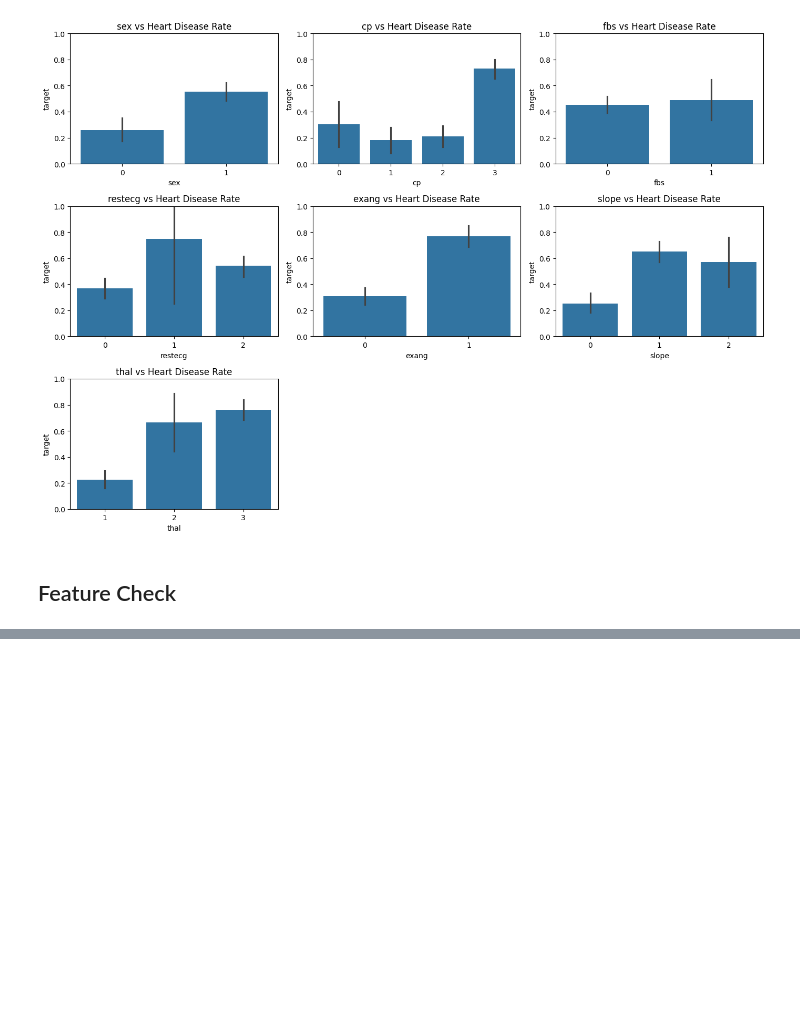
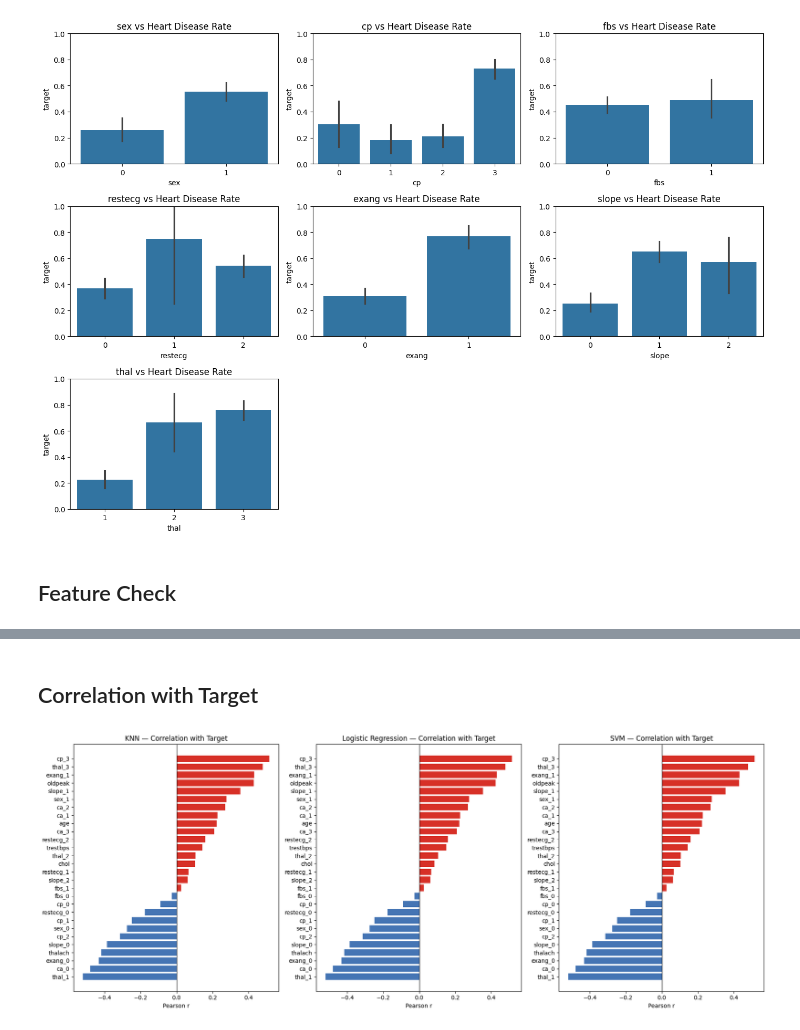
Before and after one commit to jasonliu9473/heartdisease, a Jupyter notebook: EDA.ipynb, the cells around one changed output, grey strips where cells are left out. Saved outputs shown, nothing was run; the diff lists cells and outputs as text; code cells hidden in the pictures; blank space fills up the shorter version.

```diff
--- a/EDA.ipynb
+++ b/EDA.ipynb
@@ -212,0 +349,17 @@ y = df['target']
+# %% [markdown]
+## Correlation with Target
+# %%
+fig, axes = plt.subplots(1, 3, figsize=(18, 7))
+
+for ax, (name, df) in zip(axes, processed.items()):
+    corr = df.corr(numeric_only=True)[target_col].drop(target_col).sort_values()
+    colors = ['#d73027' if v > 0 else '#4575b4' for v in corr.values]
+    ax.barh(corr.index, corr.values, color=colors)
+    ax.axvline(0, color='black', linewidth=0.8)
+    ax.set_title(f'{name} — Correlation with Target')
+    ax.set_xlabel('Pearson r')
+
+plt.tight_layout()
+plt.show()
+# %% [output]
+[figure, added]
```
Also changed, not shown: parts of 16 cells of this notebook, 1 other file.
